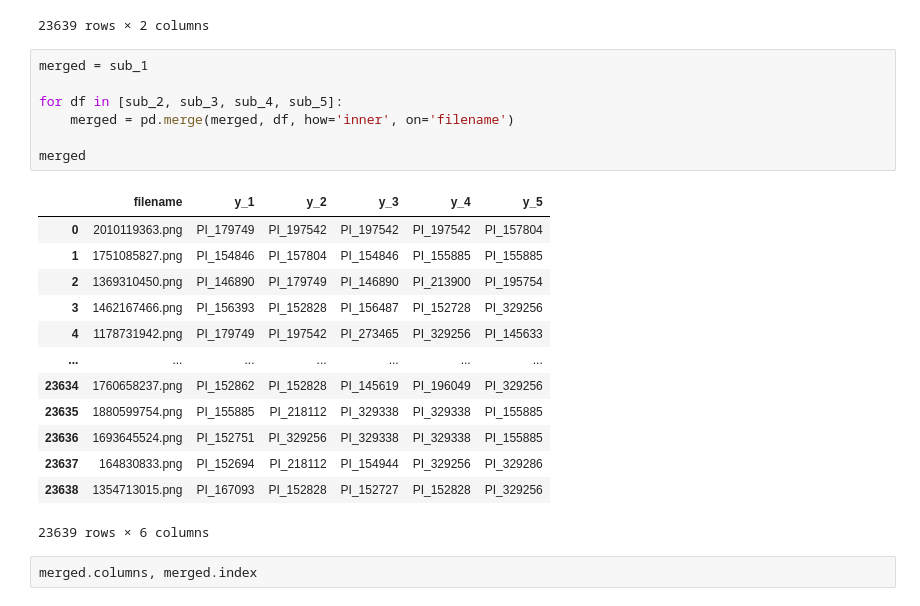
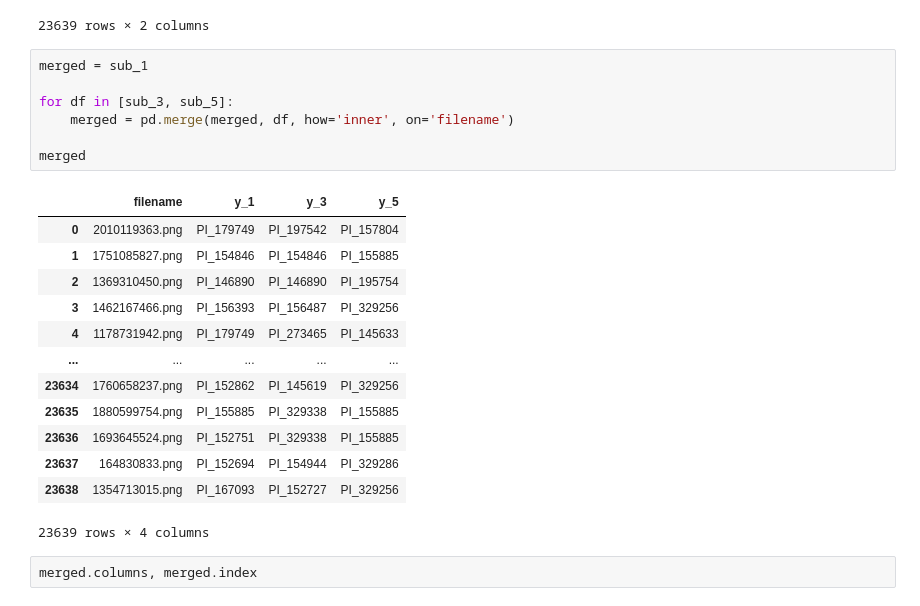
Before and after one commit to ashen007/DeepLearning-goes-deep, a Jupyter notebook: notebooks/sorghum/ensemble.ipynb, the cells around one changed output. Cells and saved outputs as stored; diff of their text form.

```diff
--- a/notebooks/sorghum/ensemble.ipynb
+++ b/notebooks/sorghum/ensemble.ipynb
@@ -27,24 +27,24 @@ sub_1
 # %%
 merged = sub_1
 
-for df in [sub_2, sub_3, sub_4, sub_5]:
+for df in [sub_3, sub_5]:
     merged = pd.merge(merged, df, how='inner', on='filename')
 
 merged
 # %% [output]
-|  | filename | y_1 | y_2 | y_3 | y_4 | y_5 |
-| 0 | 2010119363.png | PI_179749 | PI_197542 | PI_197542 | PI_197542 | PI_157804 |
-| 1 | 1751085827.png | PI_154846 | PI_157804 | PI_154846 | PI_155885 | PI_155885 |
-| 2 | 1369310450.png | PI_146890 | PI_179749 | PI_146890 | PI_213900 | PI_195754 |
-| 3 | 1462167466.png | PI_156393 | PI_152828 | PI_156487 | PI_152728 | PI_329256 |
-| 4 | 1178731942.png | PI_179749 | PI_197542 | PI_273465 | PI_329256 | PI_145633 |
-| ... | ... | ... | ... | ... | ... | ... |
-| 23634 | 1760658237.png | PI_152862 | PI_152828 | PI_145619 | PI_196049 | PI_329256 |
-| 23635 | 1880599754.png | PI_155885 | PI_218112 | PI_329338 | PI_329338 | PI_155885 |
-| 23636 | 1693645524.png | PI_152751 | PI_329256 | PI_329338 | PI_329338 | PI_155885 |
-| 23637 | 164830833.png | PI_152694 | PI_218112 | PI_154944 | PI_329256 | PI_329286 |
-| 23638 | 1354713015.png | PI_167093 | PI_152828 | PI_152727 | PI_152828 | PI_329256 |
+|  | filename | y_1 | y_3 | y_5 |
+| 0 | 2010119363.png | PI_179749 | PI_197542 | PI_157804 |
+| 1 | 1751085827.png | PI_154846 | PI_154846 | PI_155885 |
+| 2 | 1369310450.png | PI_146890 | PI_146890 | PI_195754 |
+| 3 | 1462167466.png | PI_156393 | PI_156487 | PI_329256 |
+| 4 | 1178731942.png | PI_179749 | PI_273465 | PI_145633 |
+| ... | ... | ... | ... | ... |
+| 23634 | 1760658237.png | PI_152862 | PI_145619 | PI_329256 |
+| 23635 | 1880599754.png | PI_155885 | PI_329338 | PI_155885 |
+| 23636 | 1693645524.png | PI_152751 | PI_329338 | PI_155885 |
+| 23637 | 164830833.png | PI_152694 | PI_154944 | PI_329286 |
+| 23638 | 1354713015.png | PI_167093 | PI_152727 | PI_329256 |
-23639 rows × 6 columns
+23639 rows × 4 columns
 # %%
 merged.columns, merged.index
 # %% [output]
```
Also changed, not shown: parts of 4 cells of this notebook, 2 other files.
